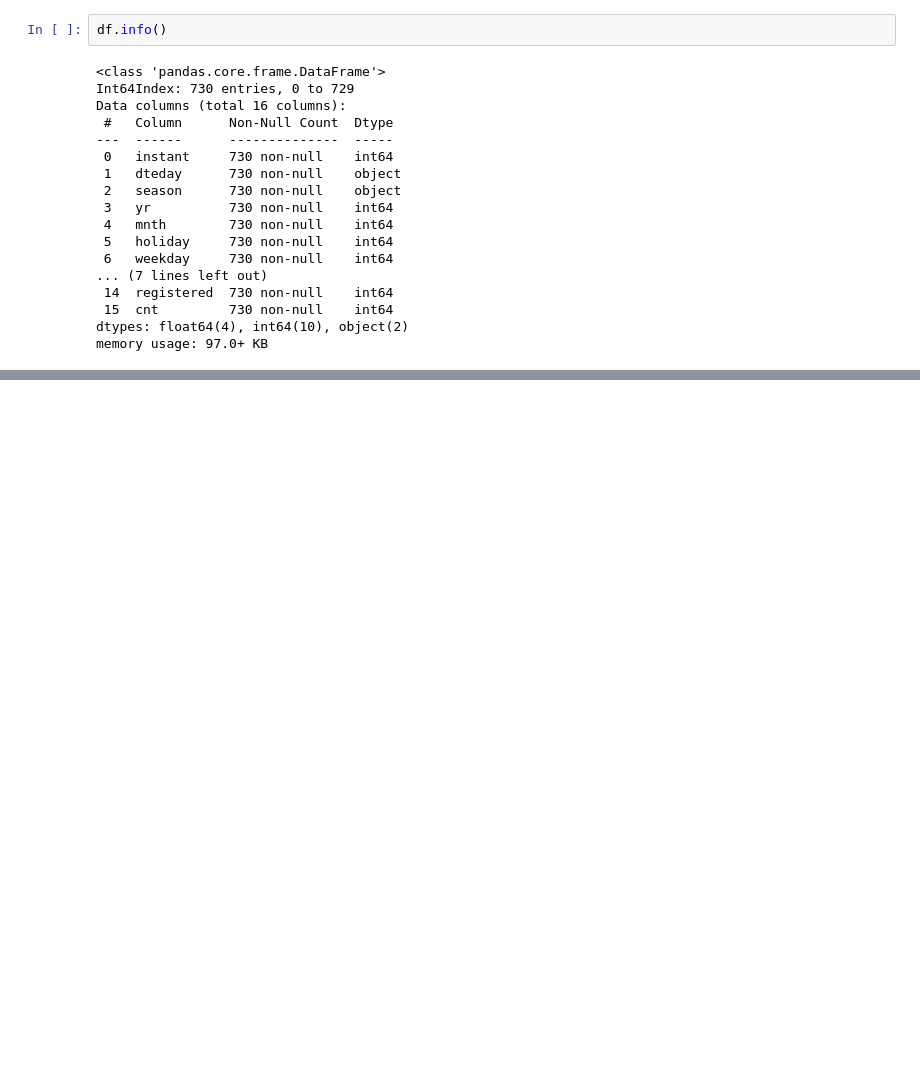
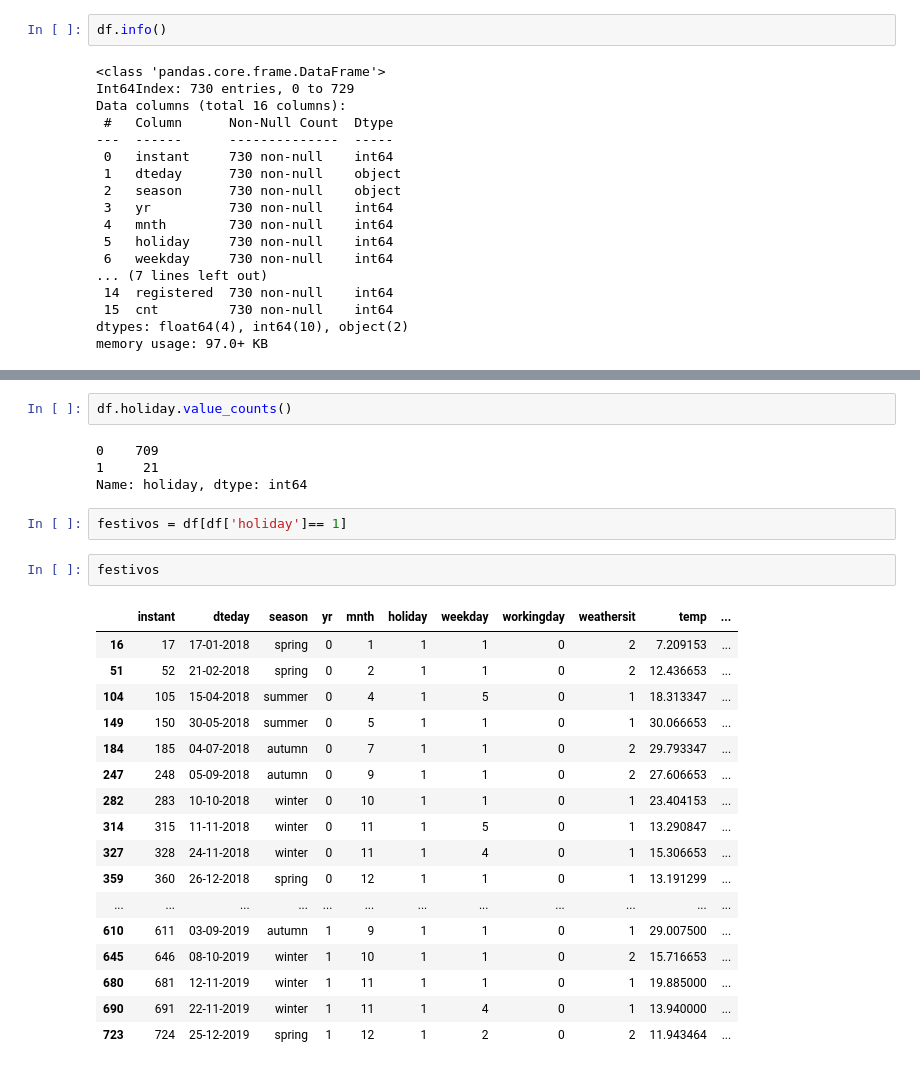
Before and after one commit to Adalab/proyecto-promo-C-modulo-3-team-2, a Jupyter notebook: exploracion.ipynb, the cells around one changed output, grey strips where cells are left out. Cells and saved outputs as stored; diff of their text form; blank space fills up the shorter version.

```diff
--- a/exploracion.ipynb
+++ b/exploracion.ipynb
@@ -44,0 +133,28 @@ df.sample(5)
+# %%
+df.holiday.value_counts()
+# %% [output]
+0    709
+1     21
+Name: holiday, dtype: int64
+# %%
+festivos = df[df['holiday']== 1]
+# %%
+festivos
+# %% [output]
+|  | instant | dteday | season | yr | mnth | holiday | weekday | workingday | weathersit | temp | ... |
+| 16 | 17 | 17-01-2018 | spring | 0 | 1 | 1 | 1 | 0 | 2 | 7.209153 | ... |
+| 51 | 52 | 21-02-2018 | spring | 0 | 2 | 1 | 1 | 0 | 2 | 12.436653 | ... |
+| 104 | 105 | 15-04-2018 | summer | 0 | 4 | 1 | 5 | 0 | 1 | 18.313347 | ... |
+| 149 | 150 | 30-05-2018 | summer | 0 | 5 | 1 | 1 | 0 | 1 | 30.066653 | ... |
+| 184 | 185 | 04-07-2018 | autumn | 0 | 7 | 1 | 1 | 0 | 2 | 29.793347 | ... |
+| 247 | 248 | 05-09-2018 | autumn | 0 | 9 | 1 | 1 | 0 | 2 | 27.606653 | ... |
+| 282 | 283 | 10-10-2018 | winter | 0 | 10 | 1 | 1 | 0 | 1 | 23.404153 | ... |
+| 314 | 315 | 11-11-2018 | winter | 0 | 11 | 1 | 5 | 0 | 1 | 13.290847 | ... |
+| 327 | 328 | 24-11-2018 | winter | 0 | 11 | 1 | 4 | 0 | 1 | 15.306653 | ... |
+| 359 | 360 | 26-12-2018 | spring | 0 | 12 | 1 | 1 | 0 | 1 | 13.191299 | ... |
+| ... | ... | ... | ... | ... | ... | ... | ... | ... | ... | ... | ... |
+| 610 | 611 | 03-09-2019 | autumn | 1 | 9 | 1 | 1 | 0 | 1 | 29.007500 | ... |
+| 645 | 646 | 08-10-2019 | winter | 1 | 10 | 1 | 1 | 0 | 2 | 15.716653 | ... |
+| 680 | 681 | 12-11-2019 | winter | 1 | 11 | 1 | 1 | 0 | 1 | 19.885000 | ... |
+| 690 | 691 | 22-11-2019 | winter | 1 | 11 | 1 | 4 | 0 | 1 | 13.940000 | ... |
+| 723 | 724 | 25-12-2019 | spring | 1 | 12 | 1 | 2 | 0 | 2 | 11.943464 | ... |
```
Also changed, not shown: parts of 16 cells of this notebook.
